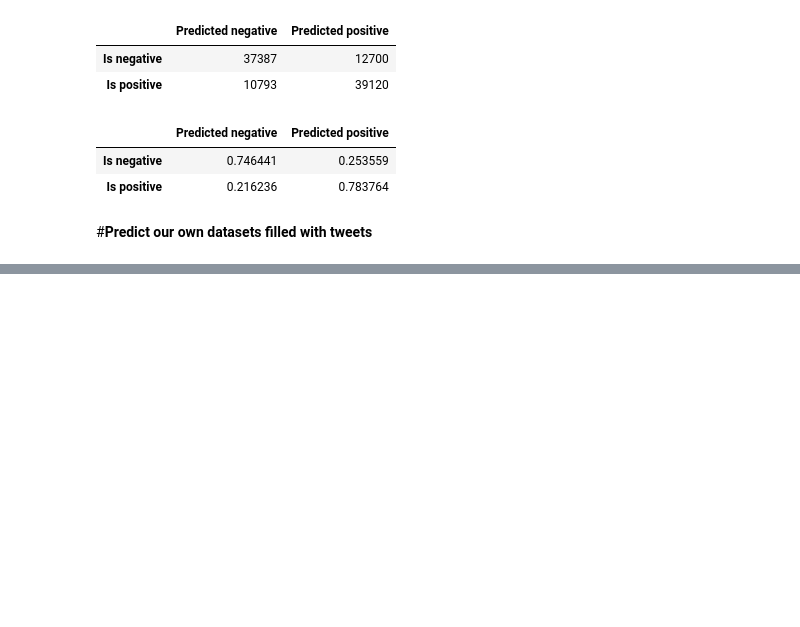
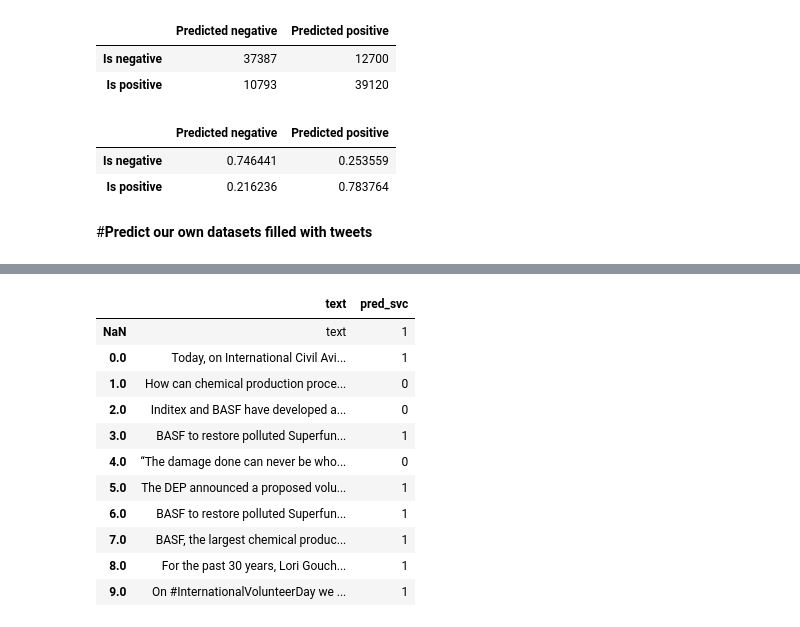
Before and after one commit to tomheyden/ATIT2-22, a Jupyter notebook: investigating-sentiment-analysis/notebooks/Cleaning the Sentiment140 data.ipynb, the cells around one changed output, grey strips where cells are left out. Drawn from its saved outputs; the diff is of its cells as text; code cells hidden in the pictures; blank space fills up the shorter version.

```diff
--- a/investigating-sentiment-analysis/notebooks/Cleaning the Sentiment140 data.ipynb
+++ b/investigating-sentiment-analysis/notebooks/Cleaning the Sentiment140 data.ipynb
@@ -142,4 +142,4 @@ pd.DataFrame(matrix,
 # %% [markdown]
 #**Predict our own datasets filled with tweets**
 # %%
-df_2 = pd.read_csv('https://github.com/IvanWasNotAvailable/StockPricePrediction/blob/main/tweets.csv',names=['text'])
+df_2 = pd.read_csv('https://raw.githubusercontent.com/IvanWasNotAvailable/StockPricePrediction/main/tweets.csv',names=['text'], )
@@ -161,0 +146,4 @@ df_2
+# %%
+unknown_vectors = vectorizer.transform(df_2.text)
+unknown_words_df = pd.DataFrame(unknown_vectors.toarray(), columns=vectorizer.get_feature_names())
+unknown_words_df.head()
@@ -161,0 +158,16 @@ df_2
+# %%
+df_2['pred_svc'] = svc.predict(unknown_words_df)
+df_2
+# %% [output]
+|  | text | pred_svc |
+| NaN | text | 1 |
+| 0.0 | Today, on International Civil Avi... | 1 |
+| 1.0 | How can chemical production proce... | 0 |
+| 2.0 | Inditex and BASF have developed a... | 0 |
+| 3.0 | BASF to restore polluted Superfun... | 1 |
+| 4.0 | “The damage done can never be who... | 0 |
+| 5.0 | The DEP announced a proposed volu... | 1 |
+| 6.0 | BASF to restore polluted Superfun... | 1 |
+| 7.0 | BASF, the largest chemical produc... | 1 |
+| 8.0 | For the past 30 years, Lori Gouch... | 1 |
+| 9.0 | On #InternationalVolunteerDay we ... | 1 |
```
Also changed, not shown: parts of 2 cells of this notebook.
